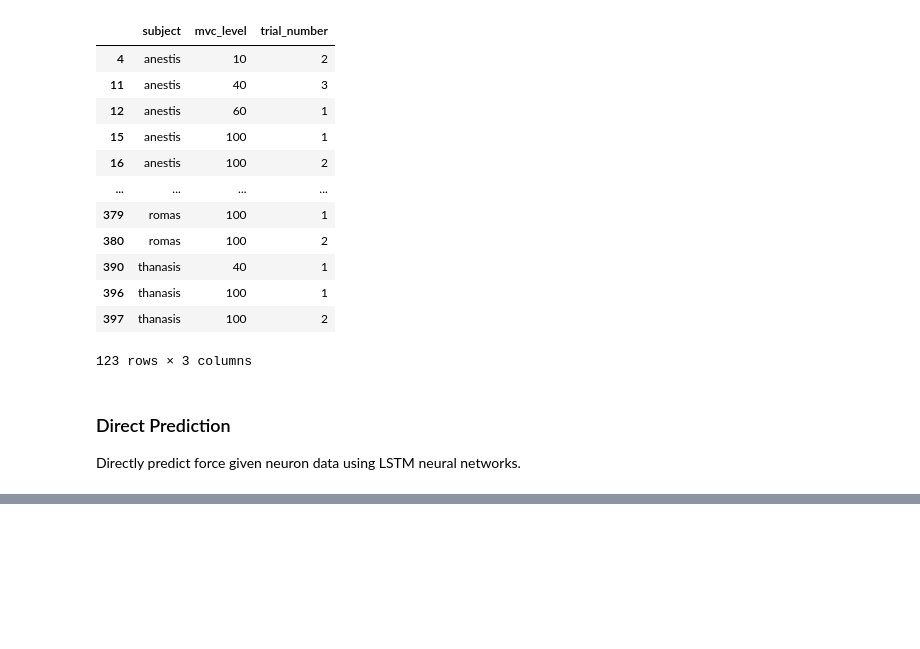
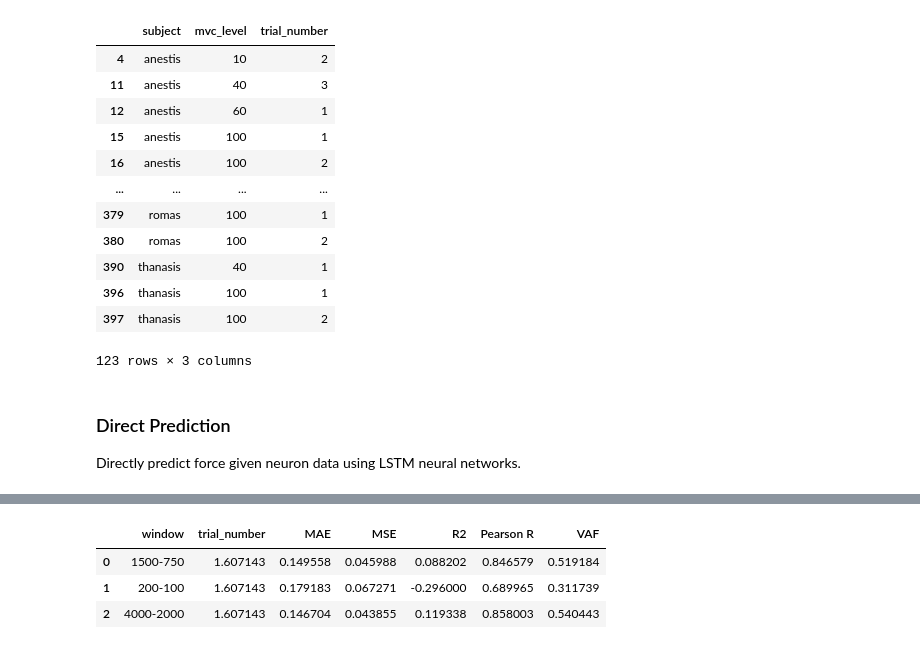
Before and after one commit to paul-bokelman/force-prediction, a Jupyter notebook: main.ipynb, the cells around one changed output, grey strips where cells are left out. Drawn from its saved outputs; the diff is of its cells as text; code cells hidden in the pictures; blank space fills up the shorter version.

```diff
--- a/main.ipynb
+++ b/main.ipynb
@@ -171,0 +233,9 @@ KeyboardInterrupt:
+# %%
+metrics.metrics_by_model(export=False)
+metrics.metrics_by_mvc(export=False)
+metrics.metrics_by_window(export=False)
+# %% [output]
+|  | window | trial_number | MAE | MSE | R2 | Pearson R | VAF |
+| 0 | 1500-750 | 1.607143 | 0.149558 | 0.045988 | 0.088202 | 0.846579 | 0.519184 |
+| 1 | 200-100 | 1.607143 | 0.179183 | 0.067271 | -0.296000 | 0.689965 | 0.311739 |
+| 2 | 4000-2000 | 1.607143 | 0.146704 | 0.043855 | 0.119338 | 0.858003 | 0.540443 |
```
Also changed, not shown: parts of 11 cells of this notebook, 16 other files.
